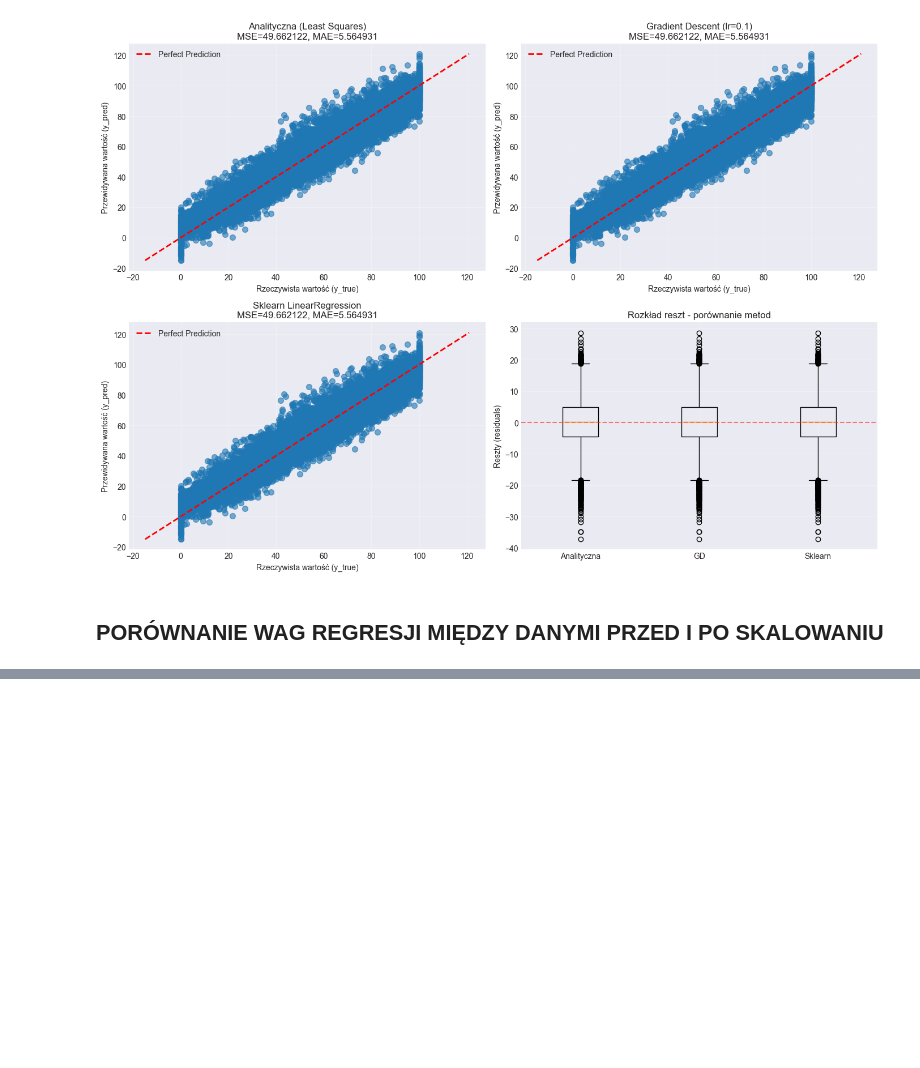
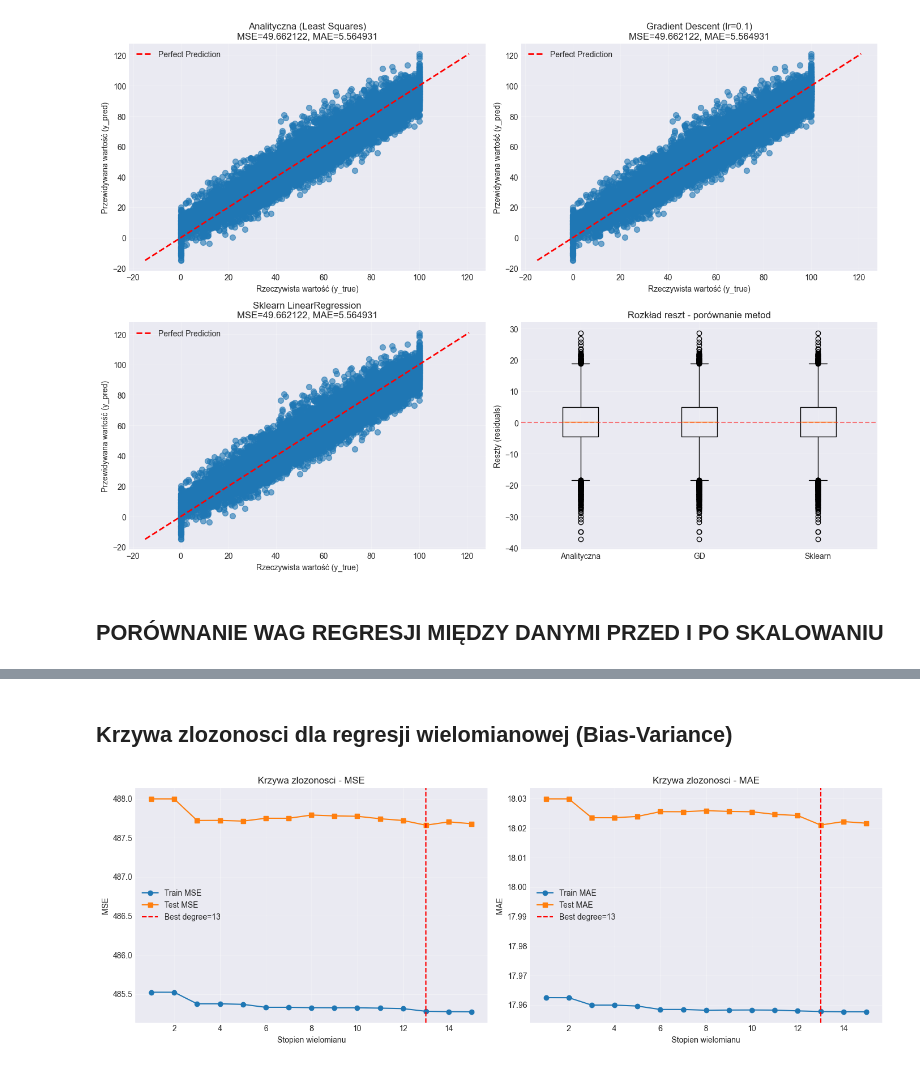
Before and after one commit to PPiotr491/MSiD, a Jupyter notebook: Lista2/sleep_health_prediciton_models.ipynb, the cells around one changed output, grey strips where cells are left out. Saved outputs shown, nothing was run; the diff lists cells and outputs as text; code cells hidden in the pictures; blank space fills up the shorter version.

```diff
--- a/Lista2/sleep_health_prediciton_models.ipynb
+++ b/Lista2/sleep_health_prediciton_models.ipynb
@@ -1016,0 +1170,43 @@ Wagi: [ 0.16671 -0.0233   0.14971  0.7824   0.01855  2.12872 12.44128  3.7505
+# %% [markdown]
+## Krzywa zlozonosci dla regresji wielomianowej (Bias-Variance)
+# %%
+degree_values = range(1, 16)
+train_mse_curve, test_mse_curve = [], []
+train_mae_curve, test_mae_curve = [], []
+poly_models = []
+
+for degree in degree_values:
+    result = fit_poly_regression(degree, x_train, y_train_reg, x_test, y_test_reg)
+    train_mse_curve.append(result["train_mse"])
+    test_mse_curve.append(result["test_mse"])
+    train_mae_curve.append(result["train_mae"])
+    test_mae_curve.append(result["test_mae"])
+    poly_models.append(result)
+
+best_degree_idx = int(np.argmin(test_mse_curve))
+best_degree = list(degree_values)[best_degree_idx]
+
+fig, axes = plt.subplots(1, 2, figsize=(14, 5))
+
+axes[0].plot(degree_values, train_mse_curve, marker='o', label='Train MSE')
+axes[0].plot(degree_values, test_mse_curve, marker='s', label='Test MSE')
+axes[0].axvline(best_degree, color='red', linestyle='--', label=f'Best degree={best_degree}')
+axes[0].set_xlabel('Stopien wielomianu')
+axes[0].set_ylabel('MSE')
+axes[0].set_title('Krzywa zlozonosci - MSE')
+axes[0].legend()
+axes[0].grid(True, alpha=0.3)
+
+axes[1].plot(degree_values, train_mae_curve, marker='o', label='Train MAE')
+axes[1].plot(degree_values, test_mae_curve, marker='s', label='Test MAE')
+axes[1].axvline(best_degree, color='red', linestyle='--', label=f'Best degree={best_degree}')
+axes[1].set_xlabel('Stopien wielomianu')
+axes[1].set_ylabel('MAE')
+axes[1].set_title('Krzywa zlozonosci - MAE')
+axes[1].legend()
+axes[1].grid(True, alpha=0.3)
+
+plt.tight_layout()
+plt.show()
+# %% [output]
+[figure, added]
```
Also changed, not shown: parts of 11 cells of this notebook, 1 other file.
